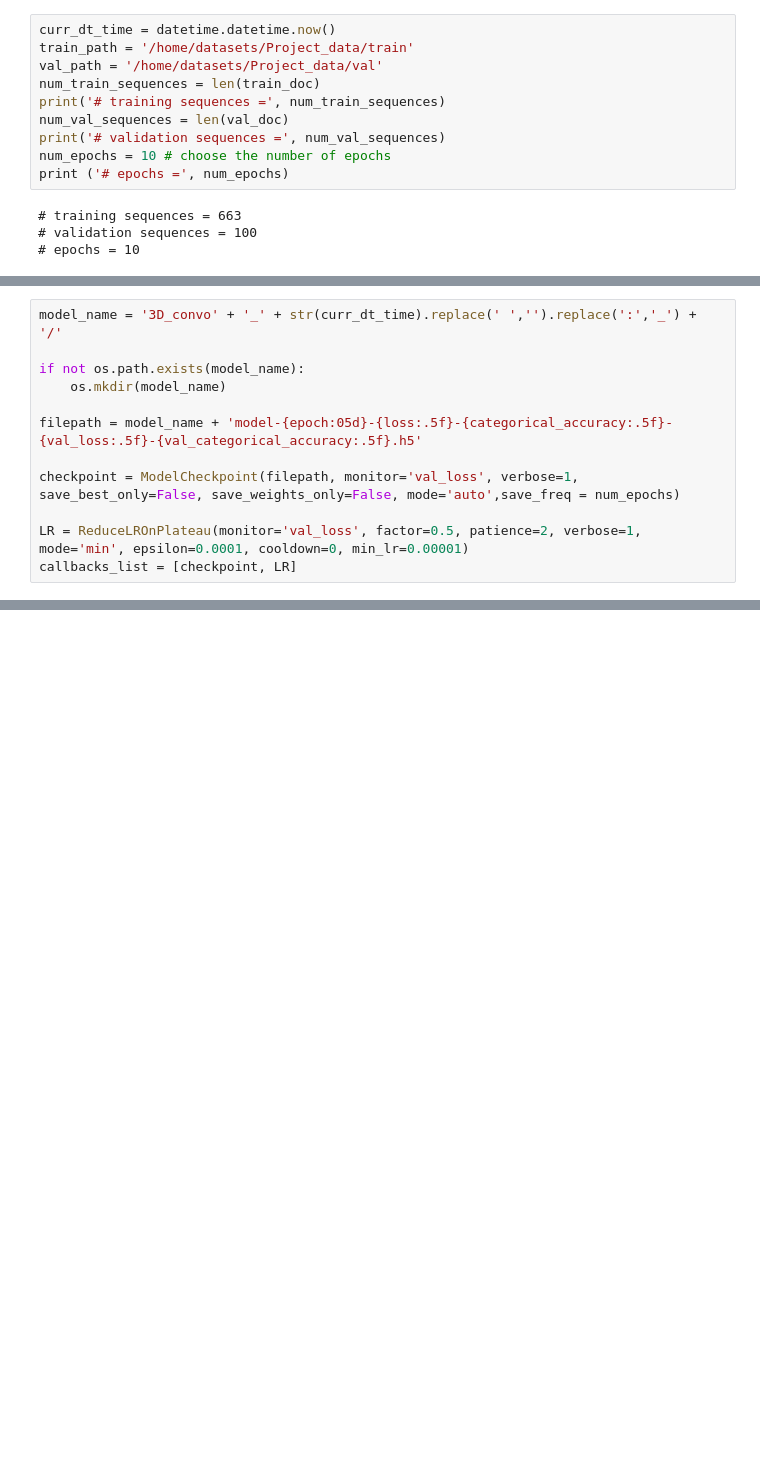
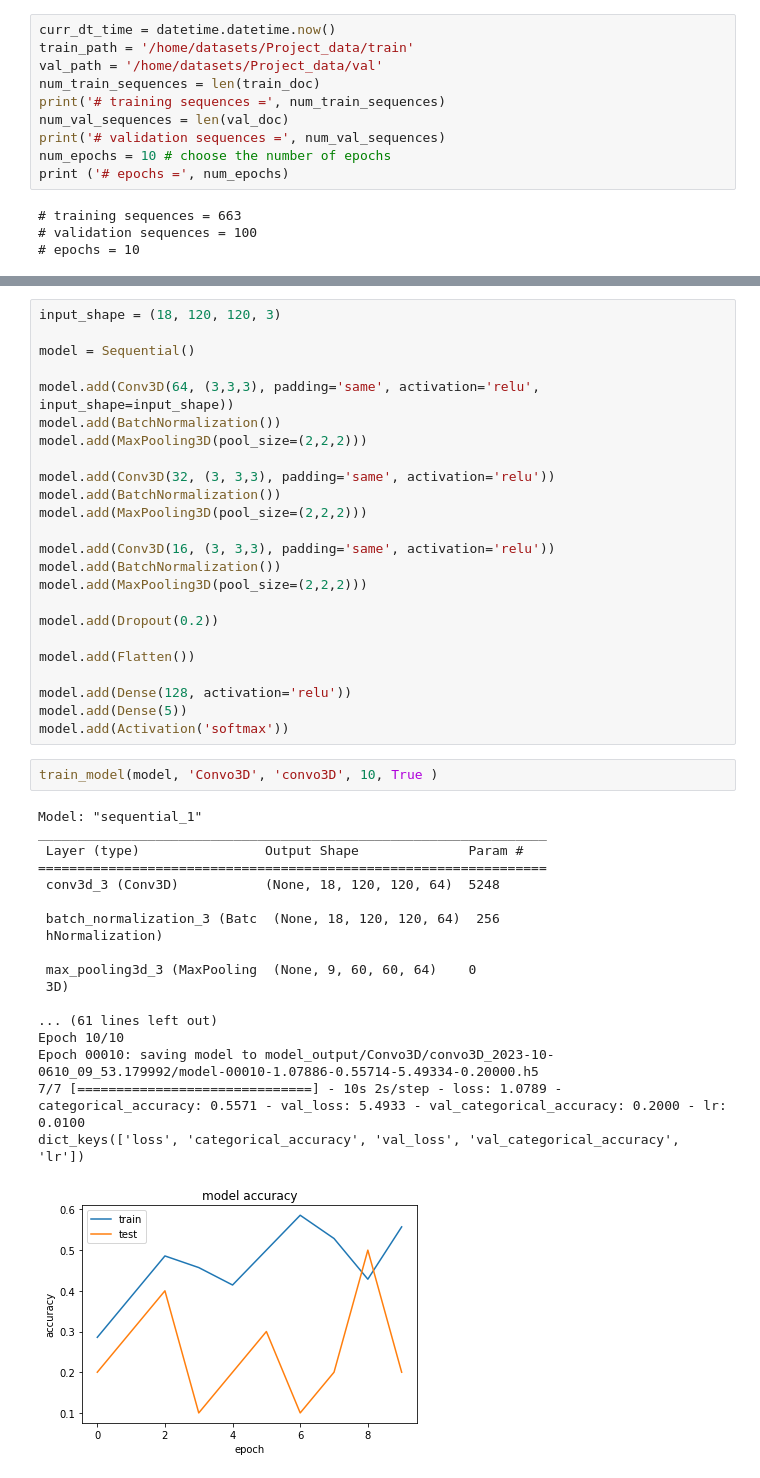
Before and after one commit to utsav-autoweb/gesture-recognition, a Jupyter notebook: utsav_monika_solution.ipynb, the cells around one changed output, grey strips where cells are left out. Cells and saved outputs as stored; diff of their text form; blank space fills up the shorter version.

```diff
--- a/utsav_monika_solution.ipynb
+++ b/utsav_monika_solution.ipynb
@@ -561,12 +108,0 @@ val_generator = generator(val_path, val_doc, 64, ablation=False)
-# %%
-model_name = '3D_convo' + '_' + str(curr_dt_time).replace(' ','').replace(':','_') + '/'
-
-if not os.path.exists(model_name):
-    os.mkdir(model_name)
-
-filepath = model_name + 'model-{epoch:05d}-{loss:.5f}-{categorical_accuracy:.5f}-{val_loss:.5f}-{val_categorical_accuracy:.5f}.h5'
-
-checkpoint = ModelCheckpoint(filepath, monitor='val_loss', verbose=1, save_best_only=False, save_weights_only=False, mode='auto',save_freq = num_epochs)
-
-LR = ReduceLROnPlateau(monitor='val_loss', factor=0.5, patience=2, verbose=1, mode='min', epsilon=0.0001, cooldown=0, min_lr=0.00001)
-callbacks_list = [checkpoint, LR]
@@ -603,0 +287,45 @@ InvalidArgumentError:  logits and labels must be broadcastable: logits_size=[0,5
+# %%
+input_shape = (18, 120, 120, 3)
+
+model = Sequential()
+
+model.add(Conv3D(64, (3,3,3), padding='same', activation='relu', input_shape=input_shape))
+model.add(BatchNormalization())
+model.add(MaxPooling3D(pool_size=(2,2,2)))
+
+model.add(Conv3D(32, (3, 3,3), padding='same', activation='relu'))
+model.add(BatchNormalization())
+model.add(MaxPooling3D(pool_size=(2,2,2)))
+
+model.add(Conv3D(16, (3, 3,3), padding='same', activation='relu'))
+model.add(BatchNormalization())
+model.add(MaxPooling3D(pool_size=(2,2,2)))
+
+model.add(Dropout(0.2))
+
+model.add(Flatten())
+
+model.add(Dense(128, activation='relu'))
+model.add(Dense(5))
+model.add(Activation('softmax'))
+# %%
+train_model(model, 'Convo3D', 'convo3D', 10, True )
+# %% [output]
+Model: "sequential_1"
+_________________________________________________________________
+ Layer (type)                Output Shape              Param #
+=================================================================
+ conv3d_3 (Conv3D)           (None, 18, 120, 120, 64)  5248
+
+ batch_normalization_3 (Batc  (None, 18, 120, 120, 64)  256
+ hNormalization)
+
+ max_pooling3d_3 (MaxPooling  (None, 9, 60, 60, 64)    0
+ 3D)
+
+... (61 lines left out)
+Epoch 10/10
+Epoch 00010: saving model to model_output/Convo3D/convo3D_2023-10-0610_09_53.179992/model-00010-1.07886-0.55714-5.49334-0.20000.h5
+7/7 [==============================] - 10s 2s/step - loss: 1.0789 - categorical_accuracy: 0.5571 - val_loss: 5.4933 - val_categorical_accuracy: 0.2000 - lr: 0.0100
+dict_keys(['loss', 'categorical_accuracy', 'val_loss', 'val_categorical_accuracy', 'lr'])
+[figure, added]
```
Also changed, not shown: parts of 53 cells of this notebook.
